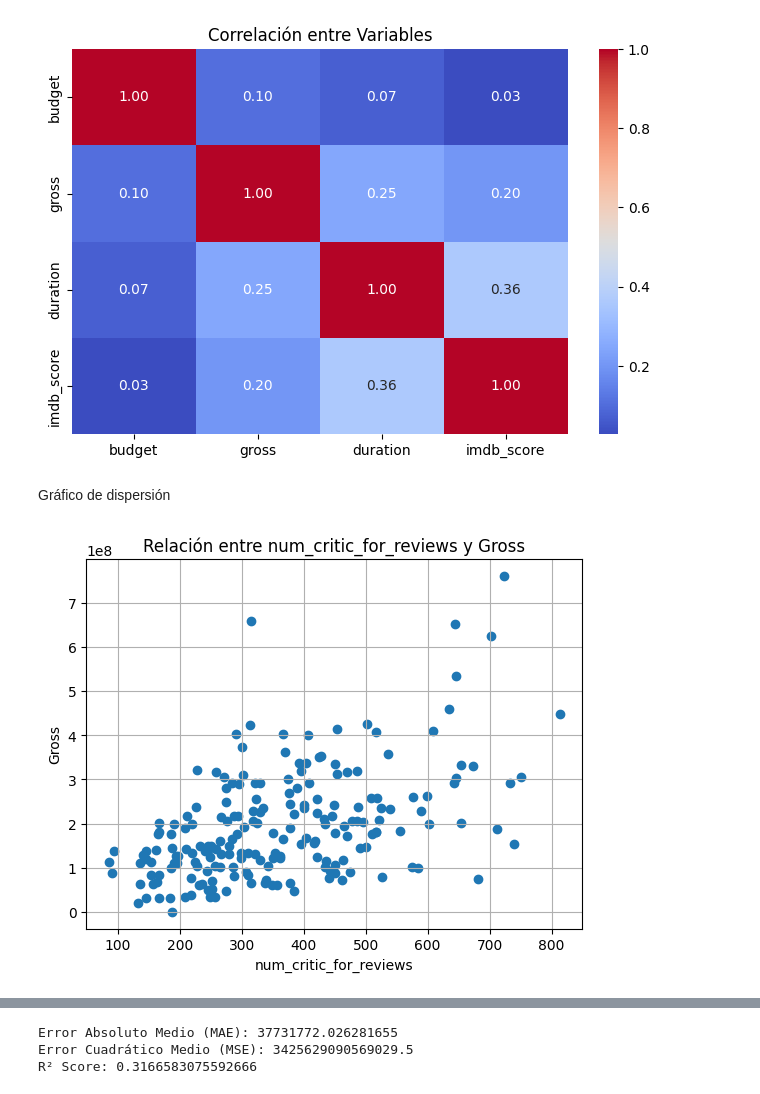
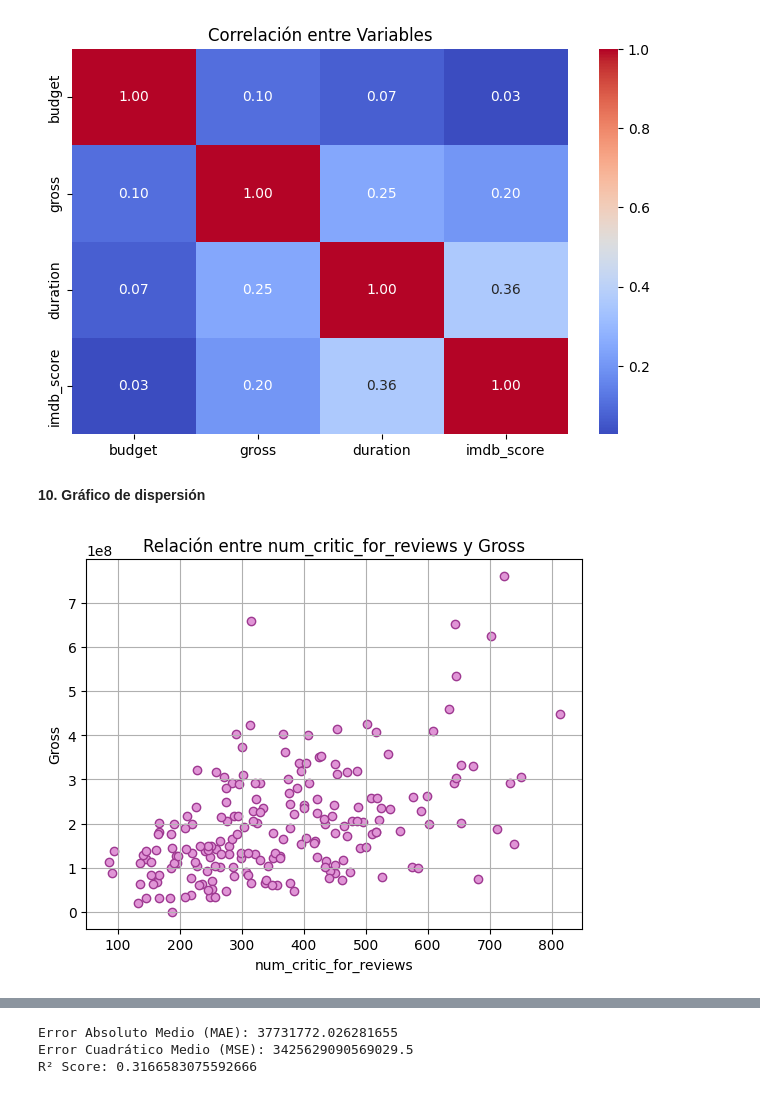
Before and after one commit to socardonaa/MISSION2_data_cleaning, a Jupyter notebook: MISION_2.ipynb, the cells around one changed output, grey strips where cells are left out. Saved outputs shown, nothing was run; the diff lists cells and outputs as text; code cells hidden in the pictures.

```diff
--- a/MISION_2.ipynb
+++ b/MISION_2.ipynb
@@ -333,16 +336,16 @@ plt.show()
 # %% [output]
 [figure]
 # %% [markdown]
-Gráfico de dispersión
+**10. Gráfico de dispersión**
 # %%
 # Gráfico de dispersión para analizar la relación entre num_critic_for_reviews y gross.
-plt.scatter (dataset2['num_critic_for_reviews'].head(200), dataset2['gross'].head(200))
+plt.scatter (dataset2['num_critic_for_reviews'].head(200), dataset2['gross'].head(200), color ='#e095d6', edgecolor='#9e3991')
 plt.title('Relación entre num_critic_for_reviews y Gross')
 plt.xlabel('num_critic_for_reviews')
 plt.ylabel('Gross')
 plt.grid(True)
 plt.show()
 # %% [output]
-[figure, old version]
+[figure, new version]
 # %%
 # Crea un gráfico de dispersión para analizar la relación entre  y gross.
```
Also changed, not shown: parts of 36 cells of this notebook.
